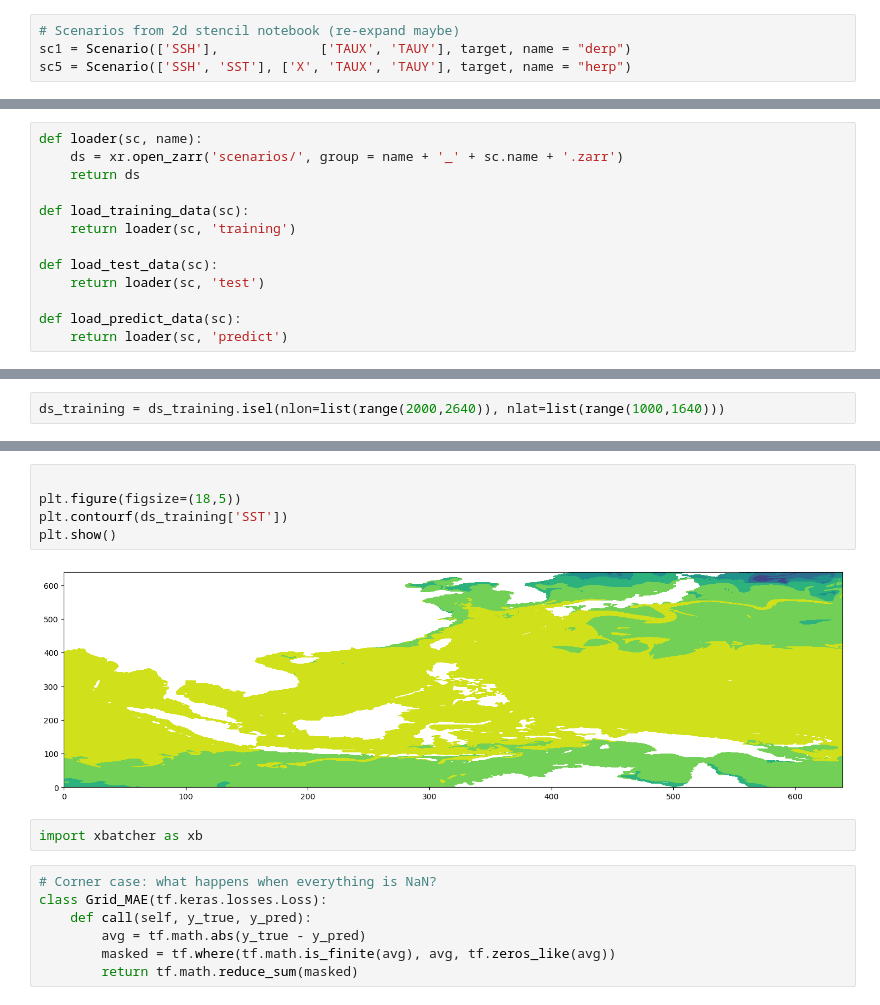
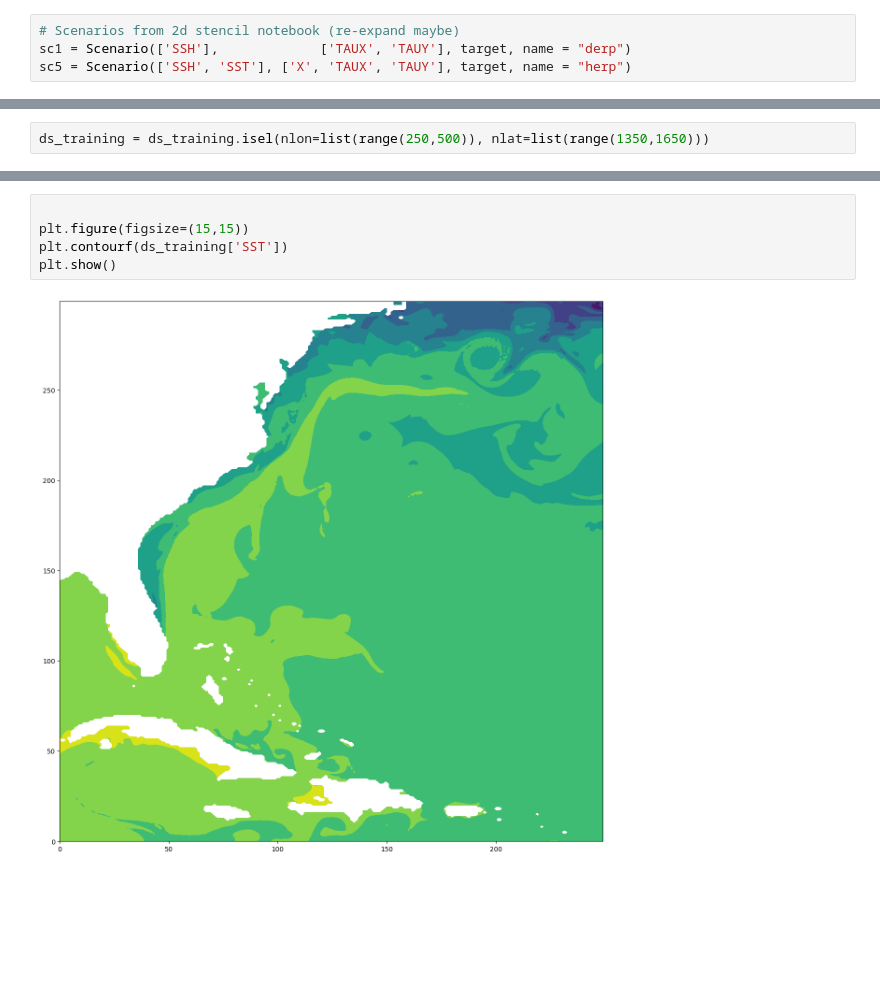
Before and after one commit to cmdupuis3/xbatcher-examples, a Jupyter notebook: surface_currents.ipynb, the cells around one changed output, grey strips where cells are left out. Drawn from its saved outputs; the diff is of its cells as text; blank space fills up the shorter version.

```diff
--- a/surface_currents.ipynb
+++ b/surface_currents.ipynb
@@ -97,13 +50,0 @@ def filter_none(xs):
-# %%
-def loader(sc, name):
-    ds = xr.open_zarr('scenarios/', group = name + '_' + sc.name + '.zarr')
-    return ds
-
-def load_training_data(sc):
-    return loader(sc, 'training')
-
-def load_test_data(sc):
-    return loader(sc, 'test')
-
-def load_predict_data(sc):
-    return loader(sc, 'predict')
@@ -173,2 +94,0 @@ ds_training = load_training_data(sc5)
-# %%
-ds_training = ds_training.isel(nlon=list(range(2000,2640)), nlat=list(range(1000,1640)))
@@ -174,0 +97,2 @@ ds_training = ds_training.isel(nlon=list(range(2000,2640)), nlat=list(range(1000
+# %%
+ds_training = ds_training.isel(nlon=list(range(250,500)), nlat=list(range(1350,1650)))
@@ -175,16 +119,7 @@ ds_training = ds_training.isel(nlon=list(range(2000,2640)), nlat=list(range(1000
 # %%
 
-plt.figure(figsize=(18,5))
+plt.figure(figsize=(15,15))
 plt.contourf(ds_training['SST'])
 plt.show()
 # %% [output]
-[figure, old version]
+[figure, new version]
-# %%
-import xbatcher as xb
-# %%
-# Corner case: what happens when everything is NaN?
-class Grid_MAE(tf.keras.losses.Loss):
-    def call(self, y_true, y_pred):
-        avg = tf.math.abs(y_true - y_pred)
-        masked = tf.where(tf.math.is_finite(avg), avg, tf.zeros_like(avg))
-        return tf.math.reduce_sum(masked)
```
Also changed, not shown: parts of 31 cells of this notebook, 1 other file.
